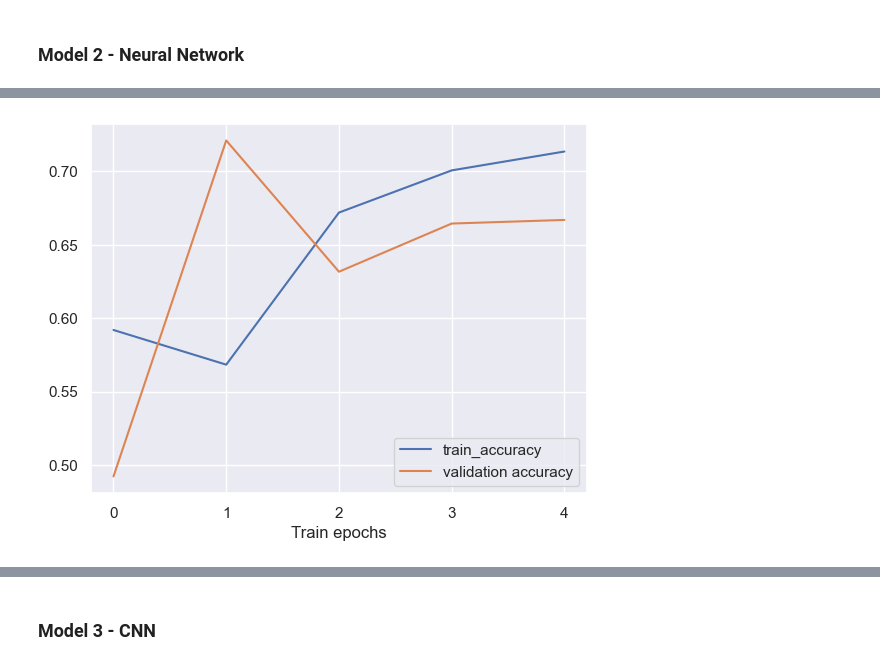
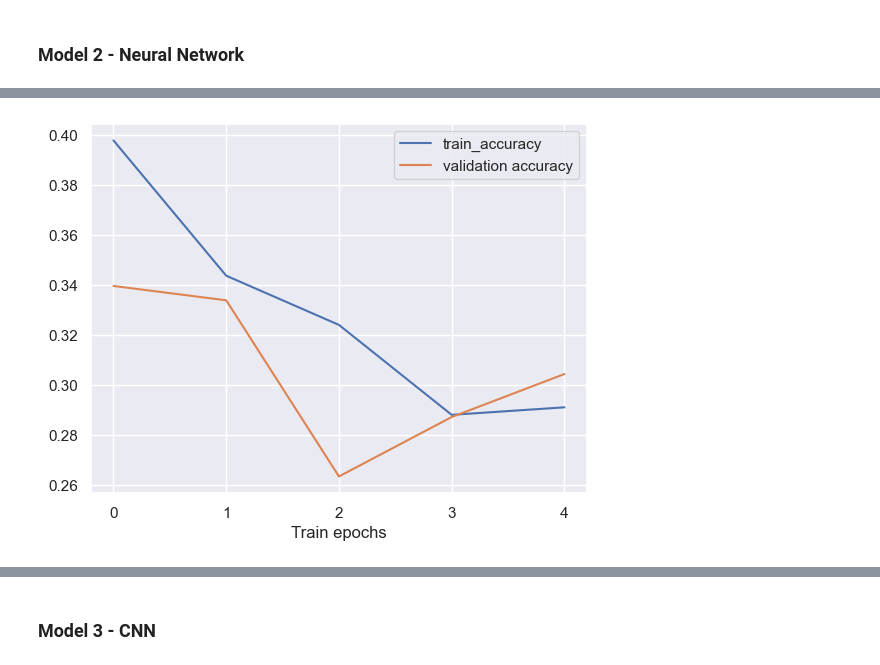
Before and after one commit to kara-christensen/CarriganNeginKaraFinalProject, a Jupyter notebook: Final_Project.ipynb, the cells around one changed output, grey strips where cells are left out. Cells and saved outputs as stored; diff of their text form; code cells hidden in the pictures.

Commit message:
CNN and NN model updated

```diff
--- a/Final_Project.ipynb
+++ b/Final_Project.ipynb
@@ -177,9 +175,9 @@ print(X.shape)
 (12446, 65536)
 # %%
 # Divide by 255, keep as float32 data
-print(np.max(X))
-X = (X.astype(np.float32) / 255.0).astype(np.float32)
-print(np.max(X))
+#print(np.max(X))
+#X = (X.astype(np.float32) / 255.0).astype(np.float32)
+#print(np.max(X))
 # %% [output]
 255
 1.0
@@ -497,8 +493,8 @@ Epoch 5/5
 model2_rms = build_model(n_classes=4, hidden_layer_sizes=[128], activation='relu', optimizer='RMSprop', learning_rate=0.01)
 
 # Train the model for 5 epochs
-history = model2_rms.fit(X_train, y_train, epochs=5, batch_size=64, validation_split=0.1, verbose=1)
-test_loss, test_accuracy = model2_rms.evaluate(X_val, y_val, verbose=2)
+history = model2_rms.fit(X_train_flat, y_train, epochs=5, batch_size=64, validation_split=0.1, verbose=1)
+test_loss, test_accuracy = model2_rms.evaluate(X_val_flat, y_val, verbose=2)
 
 train_accuracy = history.history['accuracy']
 val_accuracy = history.history['val_accuracy']
@@ -523,4 +519,4 @@ Epoch 5/5
-[figure, old version]
+[figure, new version]
 # %%
 model2_adam = build_model(n_classes=4, hidden_layer_sizes=[128], activation='relu', optimizer='Adam', learning_rate=0.01)
 
```
Also changed, not shown: parts of 12 cells of this notebook.
